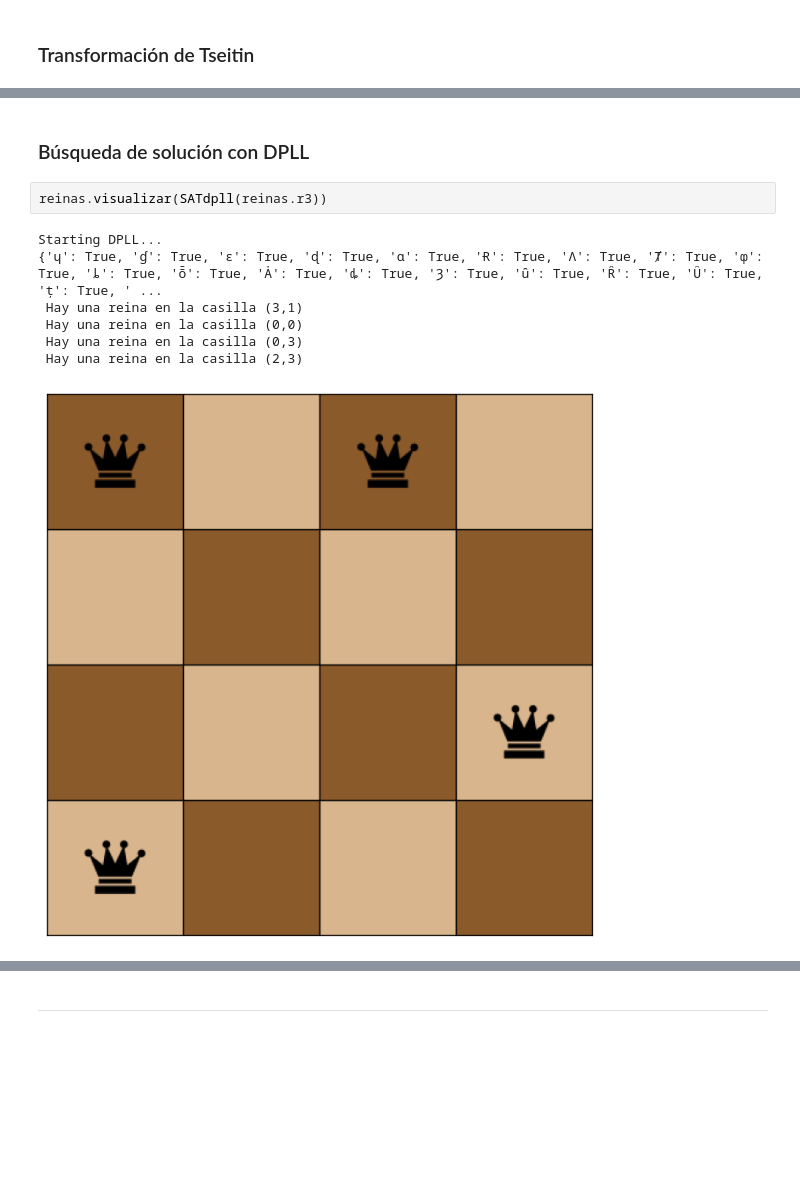
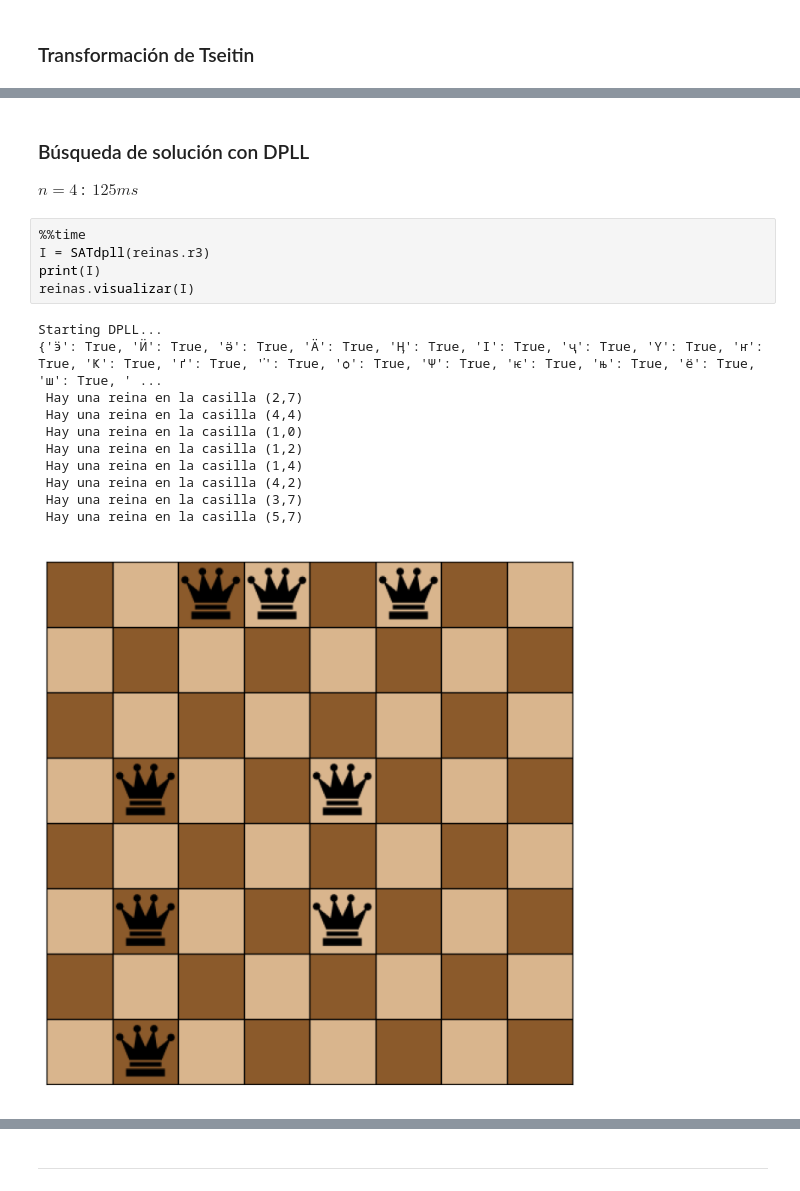
Before and after one commit to matwate/LogicaCC, a Jupyter notebook: G07.ipynb, the cells around one changed output, grey strips where cells are left out. Drawn from its saved outputs; the diff is of its cells as text; blank space fills up the shorter version.

```diff
--- a/G07.ipynb
+++ b/G07.ipynb
@@ -304,12 +367,20 @@ print(tseitin_rule3)
 # %% [markdown]
 ### Búsqueda de solución con DPLL
+$n=4$ : $~125ms$
-# %%
-reinas.visualizar(SATdpll(reinas.r3))
-# %% [output]
-Starting DPLL...
-{'ɥ': True, 'ɠ': True, 'ɛ': True, 'ɖ': True, 'ɑ': True, 'Ɍ': True, 'Ʌ': True, 'Ⱦ': True, 'ȹ': True, 'ȴ': True, 'ȭ': True, 'Ȧ': True, 'ȡ': True, 'Ȝ': True, 'ȗ': True, 'Ȓ': True, 'Ȗ': True, 'ț': True, ' ...
- Hay una reina en la casilla (3,1)
- Hay una reina en la casilla (0,0)
- Hay una reina en la casilla (0,3)
- Hay una reina en la casilla (2,3)
-[figure, removed]
+# %%
+%%time
+I = SATdpll(reinas.r3)
+print(I)
+reinas.visualizar(I)
+# %% [output]
+Starting DPLL...
+{'ӭ': True, 'Ӥ': True, 'ӛ': True, 'Ӓ': True, 'Ӊ': True, 'Ӏ': True, 'ҷ': True, 'Ү': True, 'ҥ': True, 'Ҝ': True, 'ґ': True, '҆': True, 'ѻ': True, 'Ѱ': True, 'ѥ': True, 'њ': True, 'ё': True, 'ш': True, ' ...
+ Hay una reina en la casilla (2,7)
+ Hay una reina en la casilla (4,4)
+ Hay una reina en la casilla (1,0)
+ Hay una reina en la casilla (1,2)
+ Hay una reina en la casilla (1,4)
+ Hay una reina en la casilla (4,2)
+ Hay una reina en la casilla (3,7)
+ Hay una reina en la casilla (5,7)
+[figure, added]
```
Also changed, not shown: parts of 55 cells of this notebook, 2 other files.
